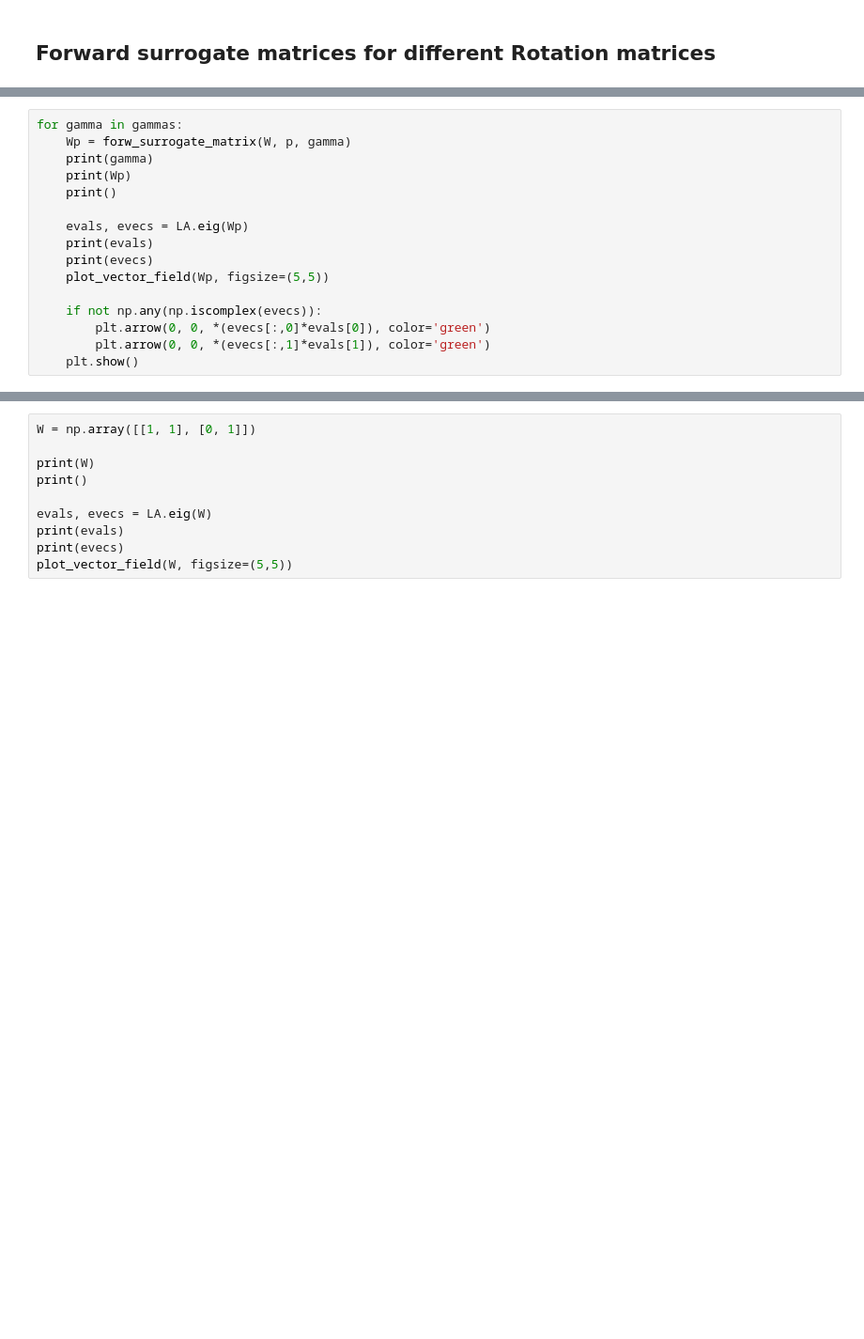
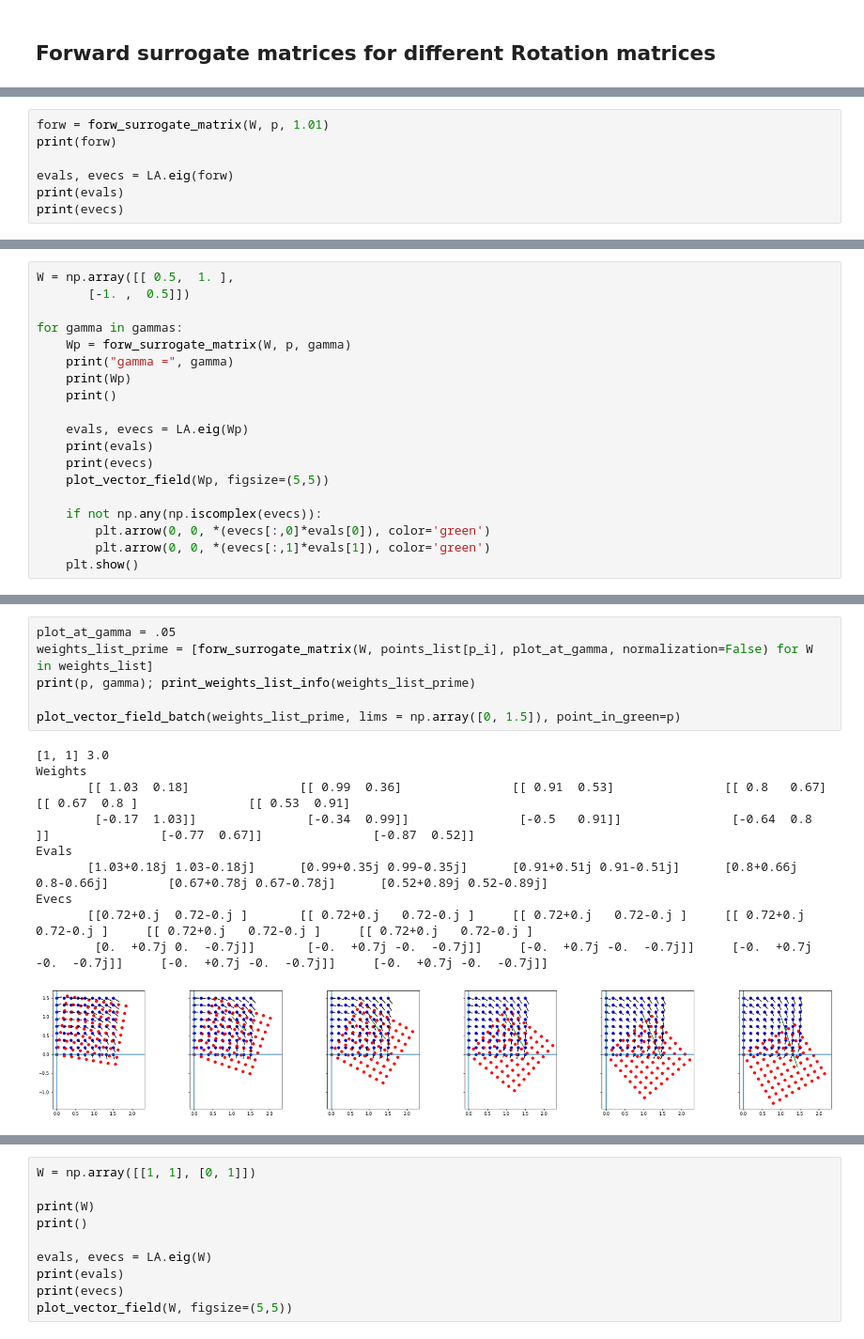
Before and after one commit to johannesmaess/investigation, a Jupyter notebook: gamma-synthetic-matrices.ipynb, the cells around one changed output, grey strips where cells are left out. Shown at 94% size. Cells and saved outputs as stored; diff of their text form; blank space fills up the shorter version.

```diff
--- a/gamma-synthetic-matrices.ipynb
+++ b/gamma-synthetic-matrices.ipynb
@@ -397,0 +518,7 @@ plot_evals_lineplot(computed_evals, gammas)
+# %%
+forw = forw_surrogate_matrix(W, p, 1.01)
+print(forw)
+
+evals, evecs = LA.eig(forw)
+print(evals)
+print(evecs)
@@ -398,7 +539,10 @@ plot_evals_lineplot(computed_evals, gammas)
 # %%
+W = np.array([[ 0.5,  1. ],
+       [-1. ,  0.5]])
+
 for gamma in gammas:
     Wp = forw_surrogate_matrix(W, p, gamma)
-    print(gamma)
+    print("gamma =", gamma)
     print(Wp)
     print()
 
@@ -463,0 +629,17 @@ for gamma in gammas:
+# %%
+plot_at_gamma = .05
+weights_list_prime = [forw_surrogate_matrix(W, points_list[p_i], plot_at_gamma, normalization=False) for W in weights_list]
+print(p, gamma); print_weights_list_info(weights_list_prime)
+
+plot_vector_field_batch(weights_list_prime, lims = np.array([0, 1.5]), point_in_green=p)
+# %% [output]
+[1, 1] 3.0
+Weights
+       [[ 1.03  0.18]               [[ 0.99  0.36]               [[ 0.91  0.53]               [[ 0.8   0.67]               [[ 0.67  0.8 ]               [[ 0.53  0.91]
+        [-0.17  1.03]]               [-0.34  0.99]]               [-0.5   0.91]]               [-0.64  0.8 ]]               [-0.77  0.67]]               [-0.87  0.52]]
+Evals
+       [1.03+0.18j 1.03-0.18j]      [0.99+0.35j 0.99-0.35j]      [0.91+0.51j 0.91-0.51j]      [0.8+0.66j 0.8-0.66j]        [0.67+0.78j 0.67-0.78j]      [0.52+0.89j 0.52-0.89j]
+Evecs
+       [[0.72+0.j  0.72-0.j ]       [[ 0.72+0.j   0.72-0.j ]     [[ 0.72+0.j   0.72-0.j ]     [[ 0.72+0.j   0.72-0.j ]     [[ 0.72+0.j   0.72-0.j ]     [[ 0.72+0.j   0.72-0.j ]
+        [0.  +0.7j 0.  -0.7j]]       [-0.  +0.7j -0.  -0.7j]]     [-0.  +0.7j -0.  -0.7j]]     [-0.  +0.7j -0.  -0.7j]]     [-0.  +0.7j -0.  -0.7j]]     [-0.  +0.7j -0.  -0.7j]]
+[figure, added]
```
Also changed, not shown: parts of 42 cells of this notebook, 1 other file.
